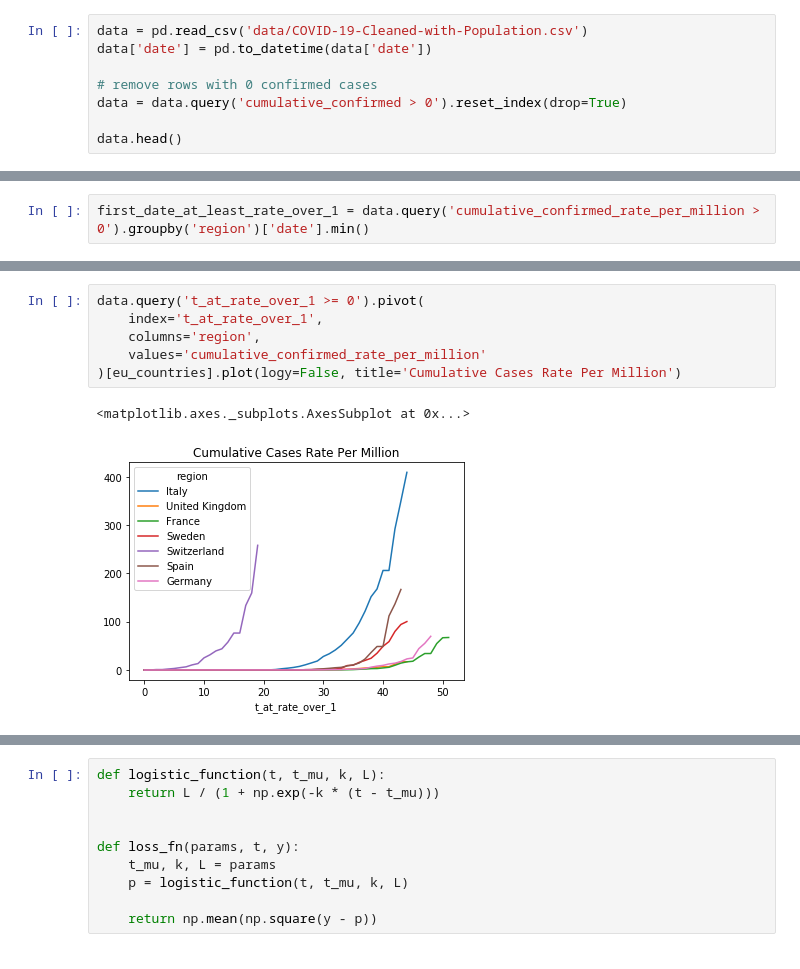
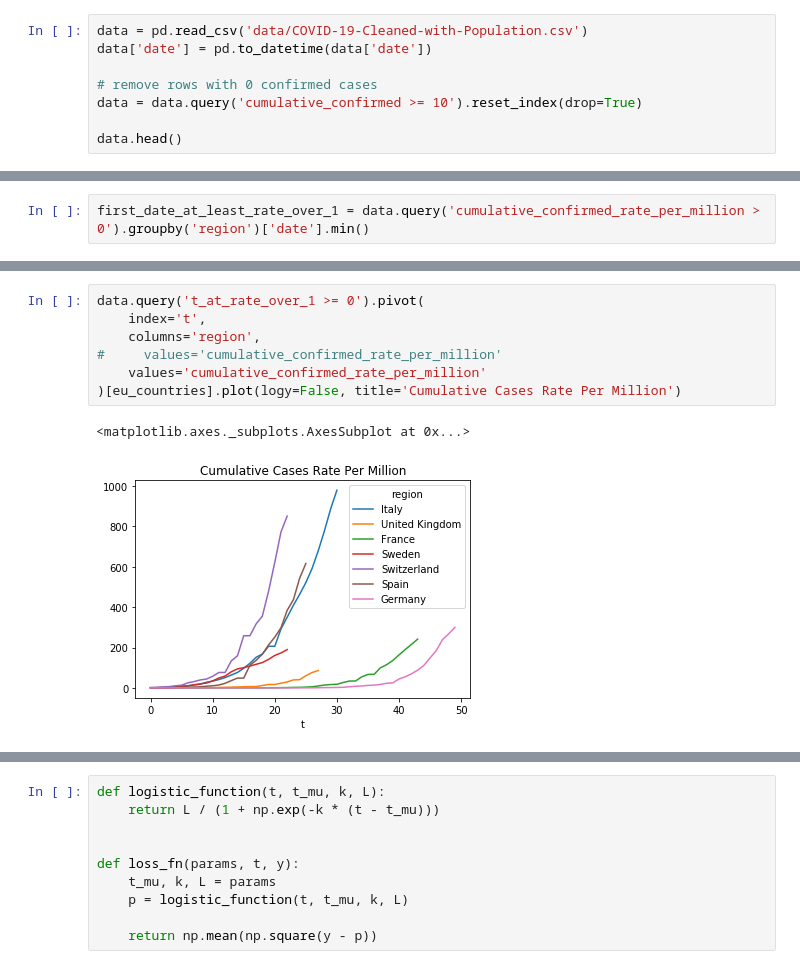
Before and after one commit to beegieb/COVID-19, a Jupyter notebook: Exploratory_Analysis.ipynb, the cells around one changed output, grey strips where cells are left out. Cells and saved outputs as stored; diff of their text form.

```diff
--- a/Exploratory_Analysis.ipynb
+++ b/Exploratory_Analysis.ipynb
@@ -13,7 +13,7 @@ data = pd.read_csv('data/COVID-19-Cleaned-with-Population.csv')
 data['date'] = pd.to_datetime(data['date'])
 
 # remove rows with 0 confirmed cases
-data = data.query('cumulative_confirmed > 0').reset_index(drop=True)
+data = data.query('cumulative_confirmed >= 10').reset_index(drop=True)
 
 data.head()
 # %% [output]
@@ -379,13 +453,14 @@ data.head()
 5 rows × 21 columns
 # %%
 data.query('t_at_rate_over_1 >= 0').pivot(
-    index='t_at_rate_over_1',
+    index='t',
     columns='region',
+#     values='cumulative_confirmed_rate_per_million'
     values='cumulative_confirmed_rate_per_million'
 )[eu_countries].plot(logy=False, title='Cumulative Cases Rate Per Million')
 # %% [output]
 <matplotlib.axes._subplots.AxesSubplot at 0x...>
-[figure, old version]
+[figure, new version]
 # %%
 data.query('region=="United Kingdom"')
 # %% [output]
```
Also changed, not shown: parts of 47 cells of this notebook, 5 other files.
